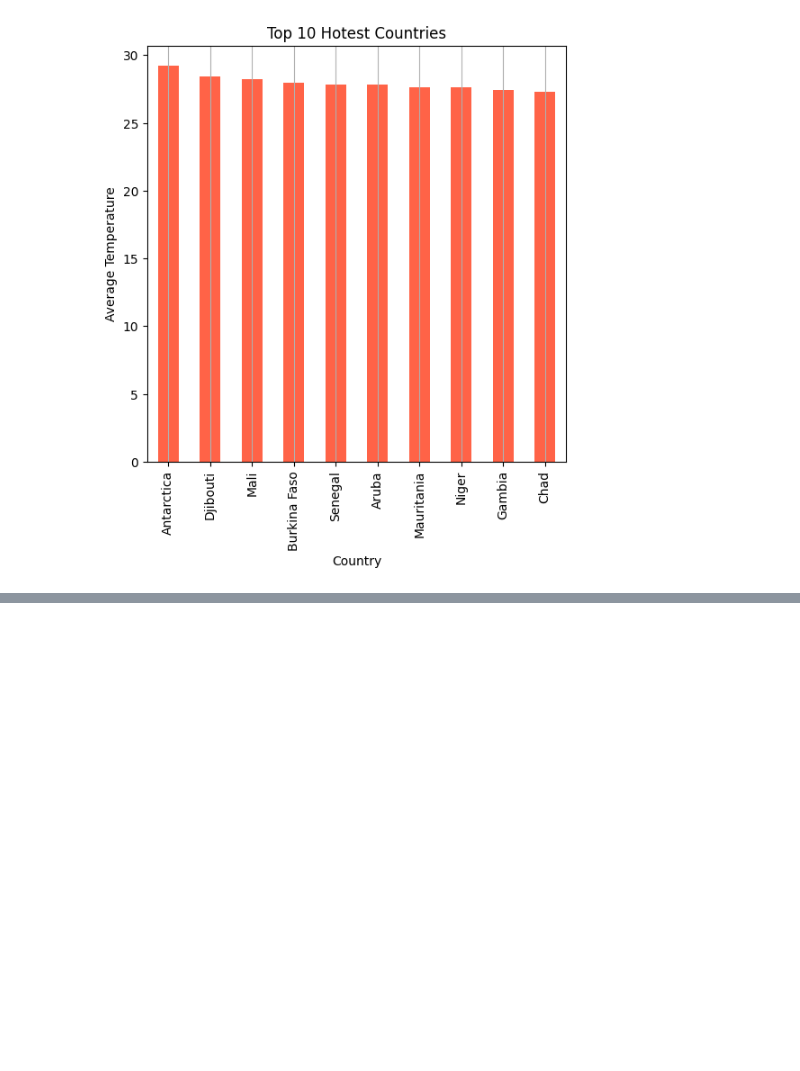
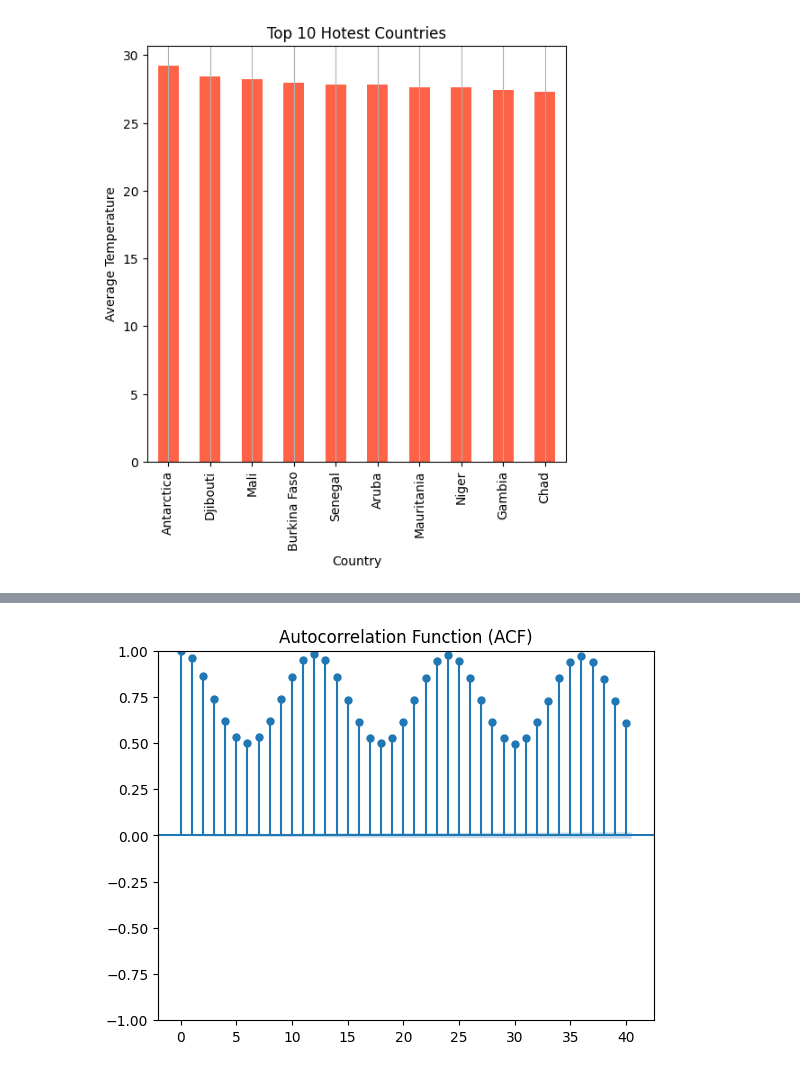
Before and after one commit to HassanZeb01/land_temperature_by_country, a Jupyter notebook: climate_temperature.ipynb, the cells around one changed output, grey strips where cells are left out. Cells and saved outputs as stored; diff of their text form; code cells hidden in the pictures; blank space fills up the shorter version.

```diff
--- a/climate_temperature.ipynb
+++ b/climate_temperature.ipynb
@@ -546,0 +569,7 @@ plt.show()
+# %%
+#ACF plot
+plot_acf(df['AverageTemperature'], lags=40)
+plt.title('Autocorrelation Function (ACF)')
+plt.show()
+# %% [output]
+[figure, added]
```
Also changed, not shown: parts of 25 cells of this notebook.
